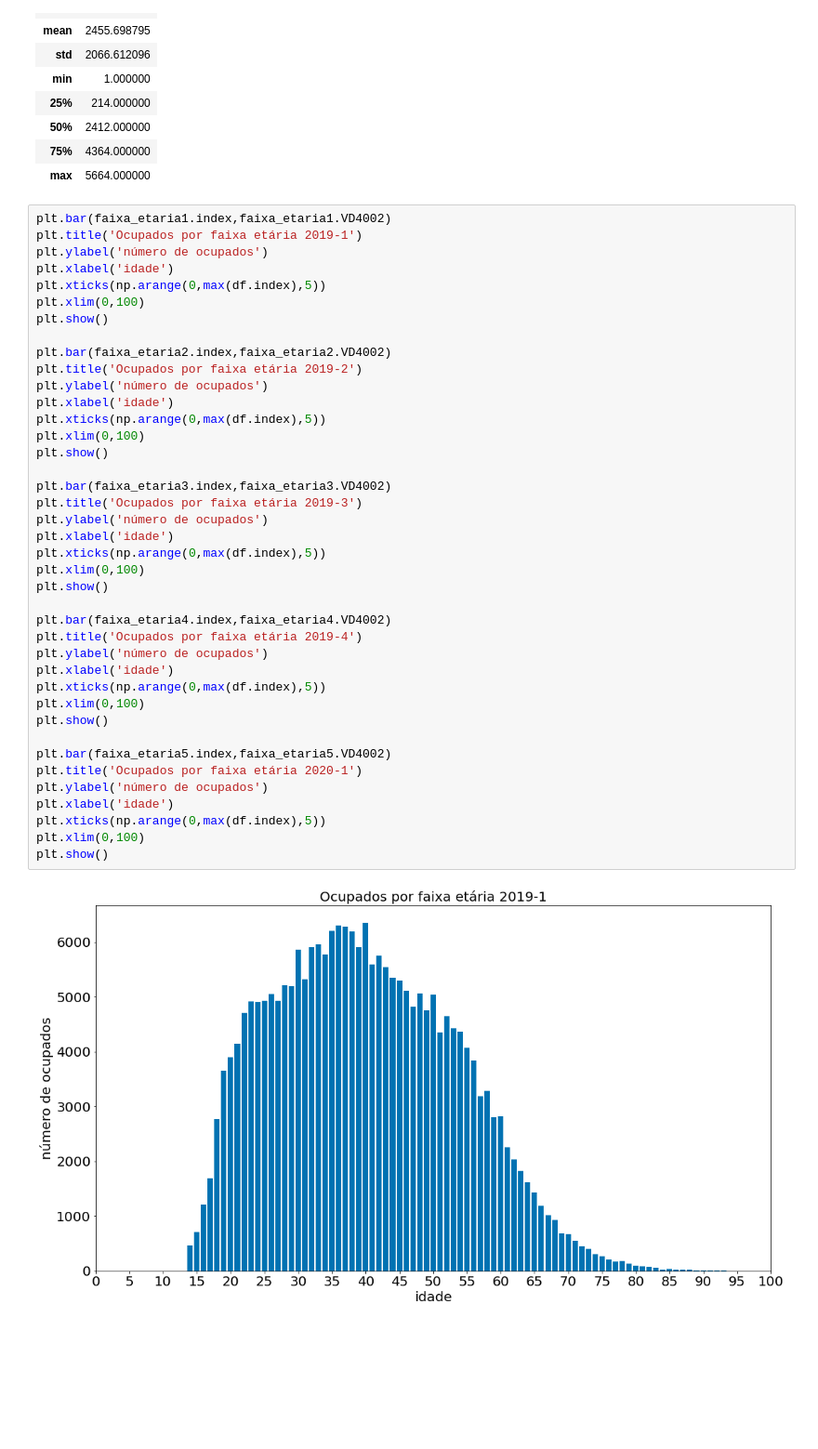
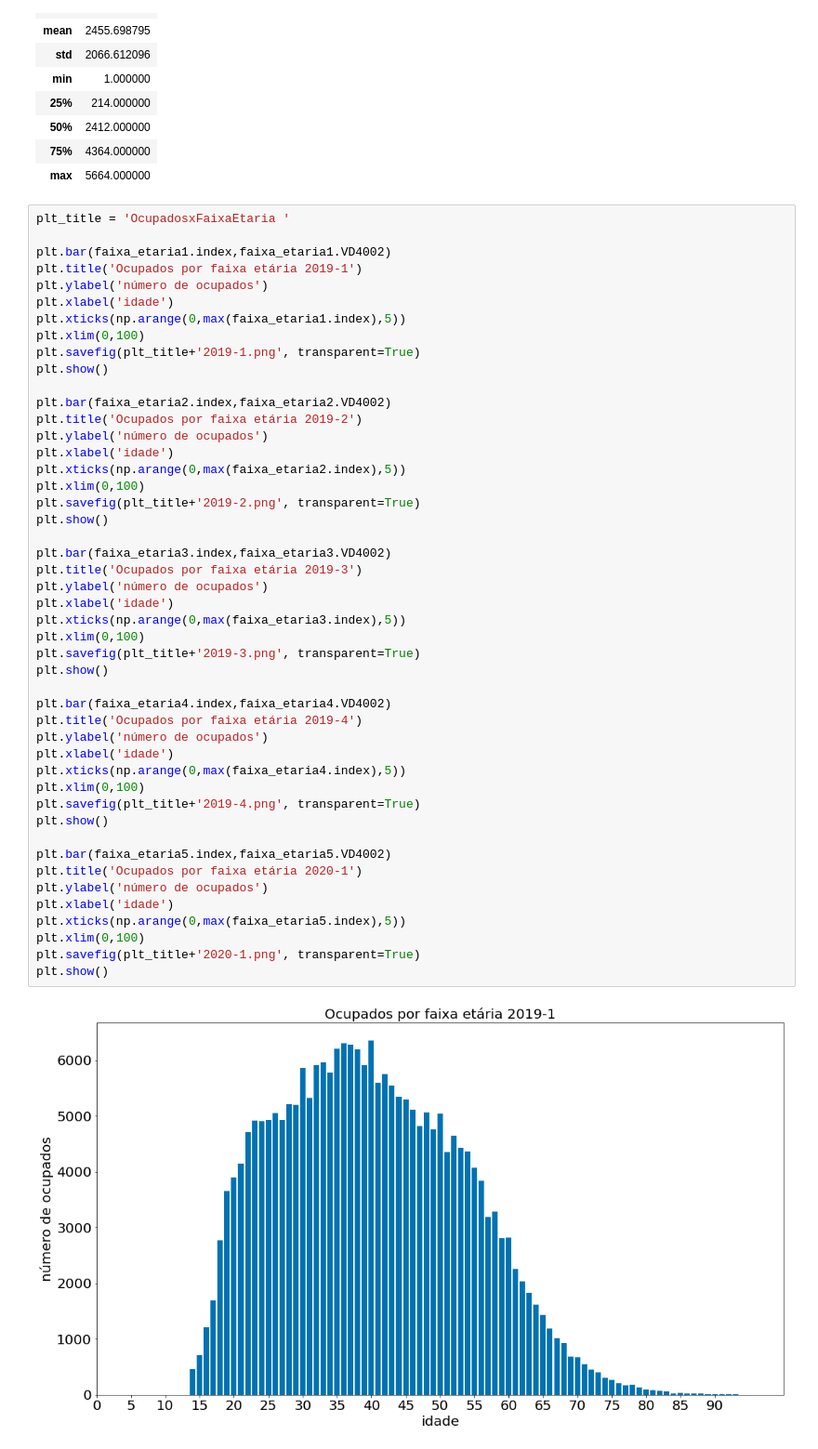
Before and after one commit to martimallow/CovidDataAnalytics, a Jupyter notebook: #6.ipynb, the cells around one changed output. Shown at 93% size. Cells and saved outputs as stored; diff of their text form; blank space fills up the shorter version.

```diff
--- a/#6.ipynb
+++ b/#6.ipynb
@@ -124,46 +141,53 @@ display_side_by_side(faixa_etaria1.describe(),faixa_etaria2.describe(),faixa_eta
 | 75% | 4364.000000 |
 | max | 5664.000000 |
 # %%
+plt_title = 'OcupadosxFaixaEtaria '
+
 plt.bar(faixa_etaria1.index,faixa_etaria1.VD4002)
 plt.title('Ocupados por faixa etária 2019-1')
 plt.ylabel('número de ocupados')
 plt.xlabel('idade')
-plt.xticks(np.arange(0,max(df.index),5))
+plt.xticks(np.arange(0,max(faixa_etaria1.index),5))
 plt.xlim(0,100)
+plt.savefig(plt_title+'2019-1.png', transparent=True)
 plt.show()
 
 plt.bar(faixa_etaria2.index,faixa_etaria2.VD4002)
 plt.title('Ocupados por faixa etária 2019-2')
 plt.ylabel('número de ocupados')
 plt.xlabel('idade')
-plt.xticks(np.arange(0,max(df.index),5))
+plt.xticks(np.arange(0,max(faixa_etaria2.index),5))
 plt.xlim(0,100)
+plt.savefig(plt_title+'2019-2.png', transparent=True)
 plt.show()
 
 plt.bar(faixa_etaria3.index,faixa_etaria3.VD4002)
 plt.title('Ocupados por faixa etária 2019-3')
 plt.ylabel('número de ocupados')
 plt.xlabel('idade')
-plt.xticks(np.arange(0,max(df.index),5))
+plt.xticks(np.arange(0,max(faixa_etaria3.index),5))
 plt.xlim(0,100)
+plt.savefig(plt_title+'2019-3.png', transparent=True)
 plt.show()
 
 plt.bar(faixa_etaria4.index,faixa_etaria4.VD4002)
 plt.title('Ocupados por faixa etária 2019-4')
 plt.ylabel('número de ocupados')
 plt.xlabel('idade')
-plt.xticks(np.arange(0,max(df.index),5))
+plt.xticks(np.arange(0,max(faixa_etaria4.index),5))
 plt.xlim(0,100)
+plt.savefig(plt_title+'2019-4.png', transparent=True)
 plt.show()
 
 plt.bar(faixa_etaria5.index,faixa_etaria5.VD4002)
 plt.title('Ocupados por faixa etária 2020-1')
 plt.ylabel('número de ocupados')
 plt.xlabel('idade')
-plt.xticks(np.arange(0,max(df.index),5))
+plt.xticks(np.arange(0,max(faixa_etaria5.index),5))
 plt.xlim(0,100)
+plt.savefig(plt_title+'2020-1.png', transparent=True)
 plt.show()
 # %% [output]
-[figure, old version]
+[figure, new version]
 [figure]
 [figure]
```
Also changed, not shown: parts of 5 cells of this notebook.
